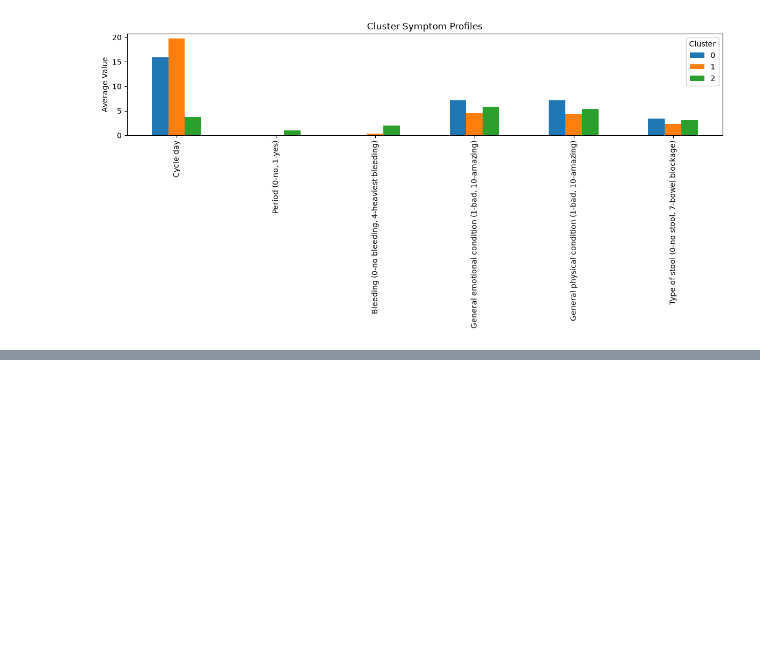
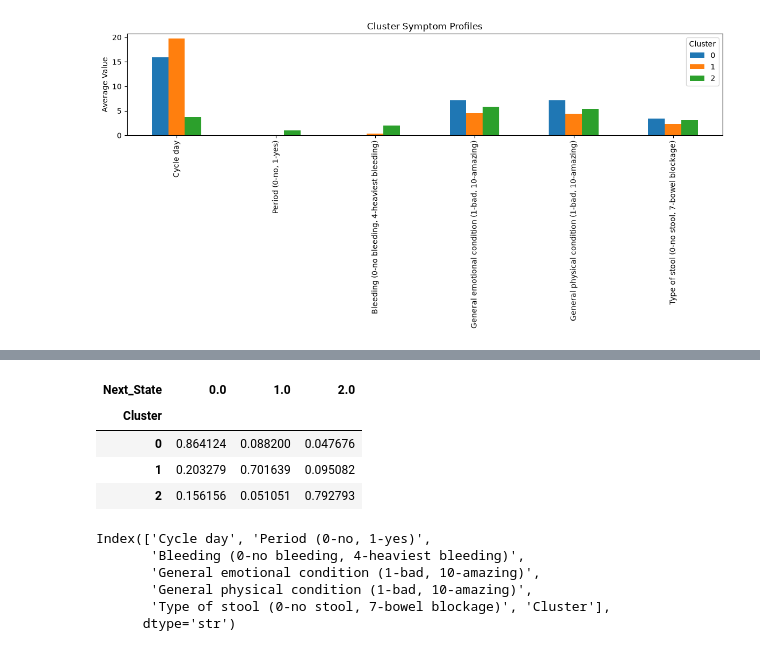
Before and after one commit to Sameeksha2597/endometriosis-ai, a Jupyter notebook: notebooks/04_symptom_intelligence_eda.ipynb, the cells around one changed output, grey strips where cells are left out. Saved outputs shown, nothing was run; the diff lists cells and outputs as text; code cells hidden in the pictures; blank space fills up the shorter version.

```diff
--- a/notebooks/04_symptom_intelligence_eda.ipynb
+++ b/notebooks/04_symptom_intelligence_eda.ipynb
@@ -99,0 +177,23 @@ plt.show()
+# %%
+transition_matrix = pd.crosstab(
+    transition_df["Cluster"],
+    transition_df["Next_State"],
+    normalize="index"
+)
+
+transition_matrix
+# %% [output]
+| Next_State | 0.0 | 1.0 | 2.0 |
+| Cluster |  |  |  |
+| 0 | 0.864124 | 0.088200 | 0.047676 |
+| 1 | 0.203279 | 0.701639 | 0.095082 |
+| 2 | 0.156156 | 0.051051 | 0.792793 |
+# %%
+cluster_data.columns
+# %% [output]
+Index(['Cycle day', 'Period (0-no, 1-yes)',
+       'Bleeding (0-no bleeding, 4-heaviest bleeding)',
+       'General emotional condition (1-bad, 10-amazing)',
+       'General physical condition (1-bad, 10-amazing)',
+       'Type of stool (0-no stool, 7-bowel blockage)', 'Cluster'],
+      dtype='str')
```
Also changed, not shown: parts of 10 cells of this notebook, 2 other files.
